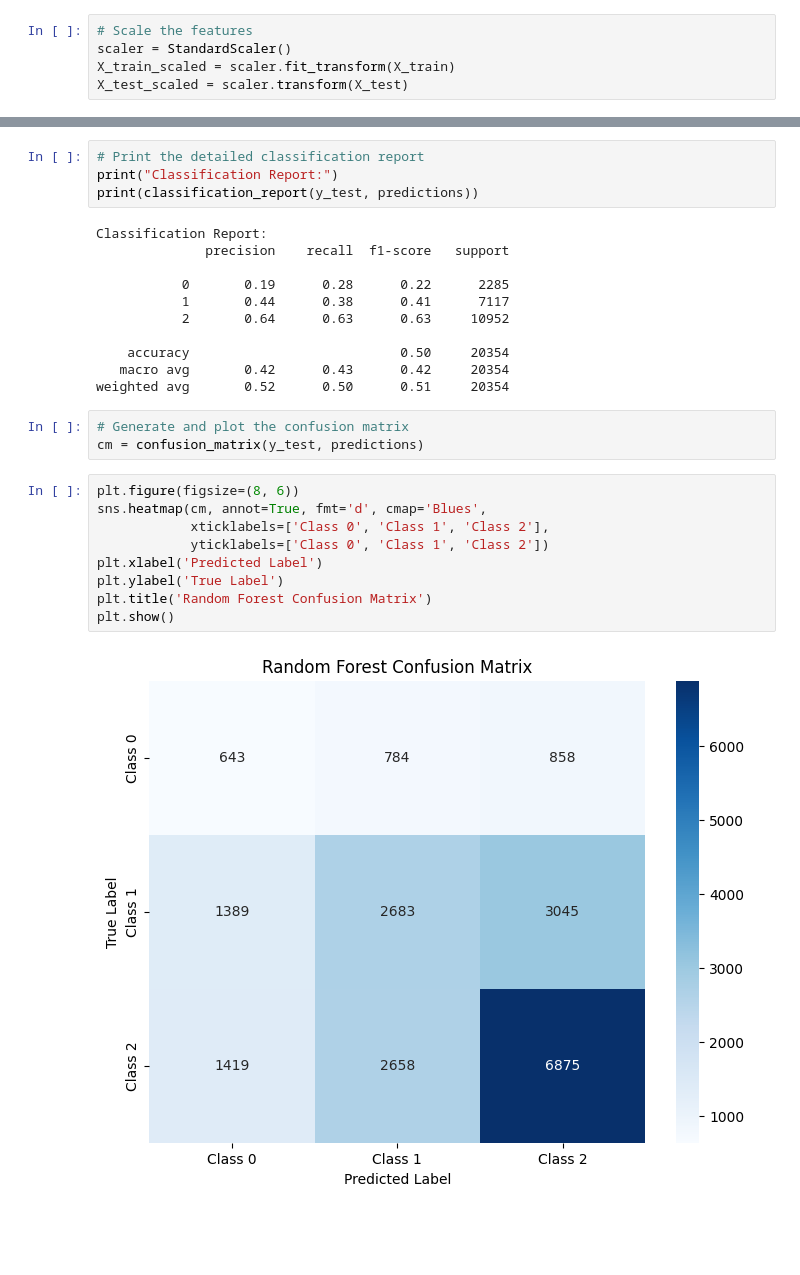
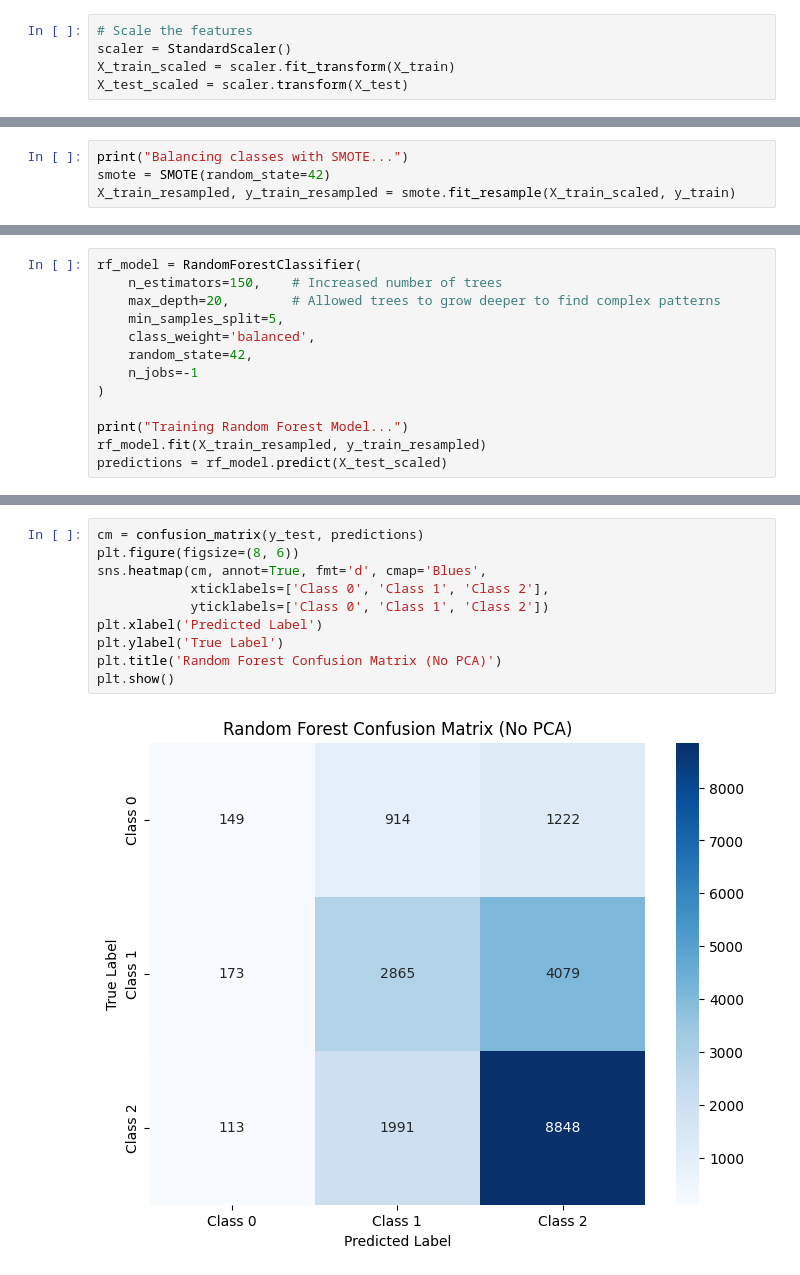
Before and after one commit to VidAbw/hospital-dataset-optimization-and-enhancement, a Jupyter notebook: IT22168054.ipynb, the cells around one changed output, grey strips where cells are left out. Drawn from its saved outputs; the diff is of its cells as text; blank space fills up the shorter version.

```diff
--- a/IT22168054.ipynb
+++ b/IT22168054.ipynb
@@ -83,0 +43,4 @@ Name: count, dtype: int64
+# %%
+print("Balancing classes with SMOTE...")
+smote = SMOTE(random_state=42)
+X_train_resampled, y_train_resampled = smote.fit_resample(X_train_scaled, y_train)
@@ -112,0 +51,13 @@ predictions = rf_model.predict(X_test_pca)
+# %%
+rf_model = RandomForestClassifier(
+    n_estimators=150,    # Increased number of trees
+    max_depth=20,        # Allowed trees to grow deeper to find complex patterns
+    min_samples_split=5,
+    class_weight='balanced',
+    random_state=42,
+    n_jobs=-1
+)
+
+print("Training Random Forest Model...")
+rf_model.fit(X_train_resampled, y_train_resampled)
+predictions = rf_model.predict(X_test_scaled)
@@ -119,29 +86,12 @@ Overall Test Accuracy: 0.5012
-# %%
-# Print the detailed classification report
-print("Classification Report:")
-print(classification_report(y_test, predictions))
-# %% [output]
-Classification Report:
-              precision    recall  f1-score   support
-
-           0       0.19      0.28      0.22      2285
-           1       0.44      0.38      0.41      7117
-           2       0.64      0.63      0.63     10952
-
-    accuracy                           0.50     20354
-   macro avg       0.42      0.43      0.42     20354
-weighted avg       0.52      0.50      0.51     20354
-# %%
-# Generate and plot the confusion matrix
-cm = confusion_matrix(y_test, predictions)
 # %%
+cm = confusion_matrix(y_test, predictions)
 plt.figure(figsize=(8, 6))
 sns.heatmap(cm, annot=True, fmt='d', cmap='Blues',
             xticklabels=['Class 0', 'Class 1', 'Class 2'],
             yticklabels=['Class 0', 'Class 1', 'Class 2'])
 plt.xlabel('Predicted Label')
 plt.ylabel('True Label')
-plt.title('Random Forest Confusion Matrix')
+plt.title('Random Forest Confusion Matrix (No PCA)')
 plt.show()
 # %% [output]
-[figure, old version]
+[figure, new version]
```
Also changed, not shown: parts of 25 cells of this notebook.
